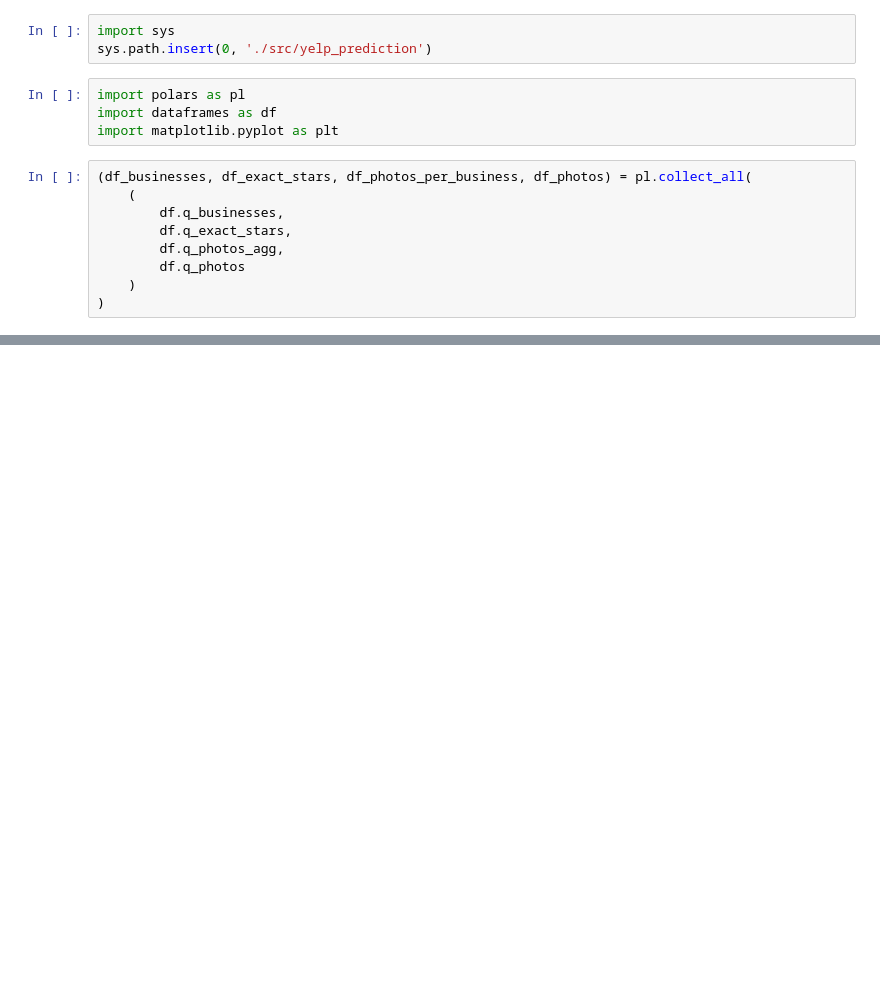
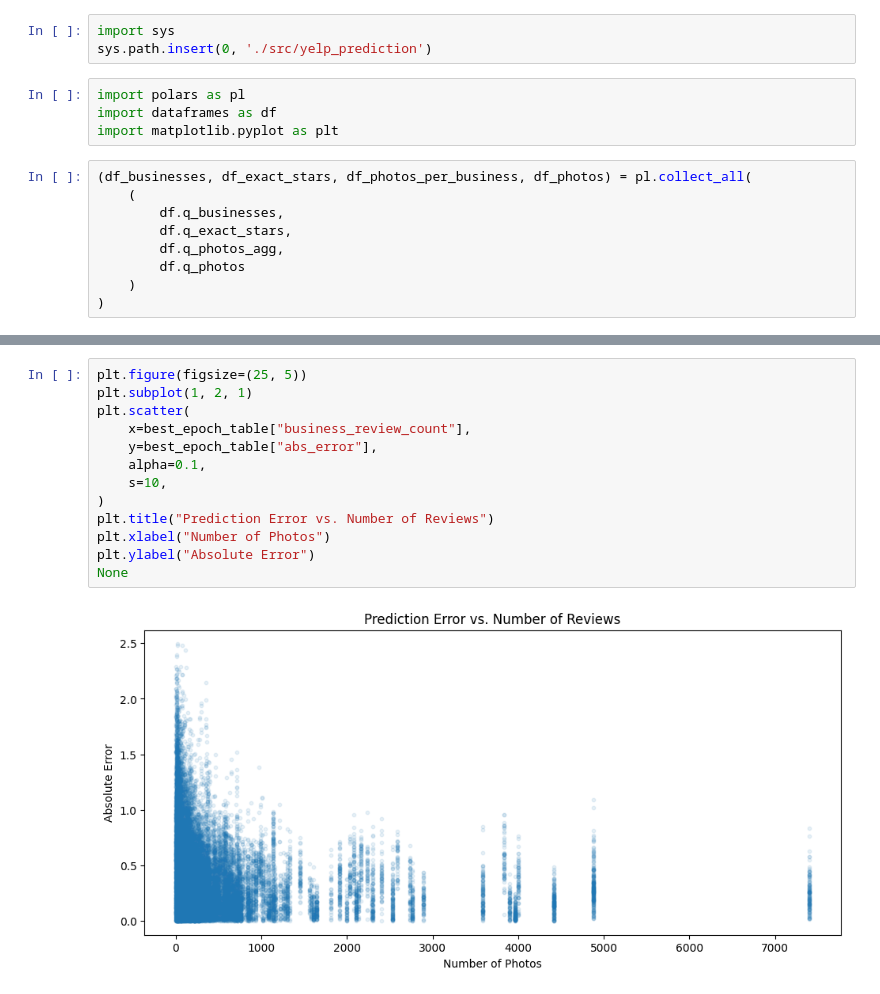
Before and after one commit to ascandone/yelp-prediction, a Jupyter notebook: predictions-analysis.ipynb, the cells around one changed output, grey strips where cells are left out. Saved outputs shown, nothing was run; the diff lists cells and outputs as text; blank space fills up the shorter version.

```diff
--- a/predictions-analysis.ipynb
+++ b/predictions-analysis.ipynb
@@ -79,0 +143,15 @@ shape: (340_220, 11)
+# %%
+plt.figure(figsize=(25, 5))
+plt.subplot(1, 2, 1)
+plt.scatter(
+    x=best_epoch_table["business_review_count"],
+    y=best_epoch_table["abs_error"],
+    alpha=0.1,
+    s=10,
+)
+plt.title("Prediction Error vs. Number of Reviews")
+plt.xlabel("Number of Photos")
+plt.ylabel("Absolute Error")
+None
+# %% [output]
+[figure, added]
```
Also changed, not shown: parts of 5 cells of this notebook.
